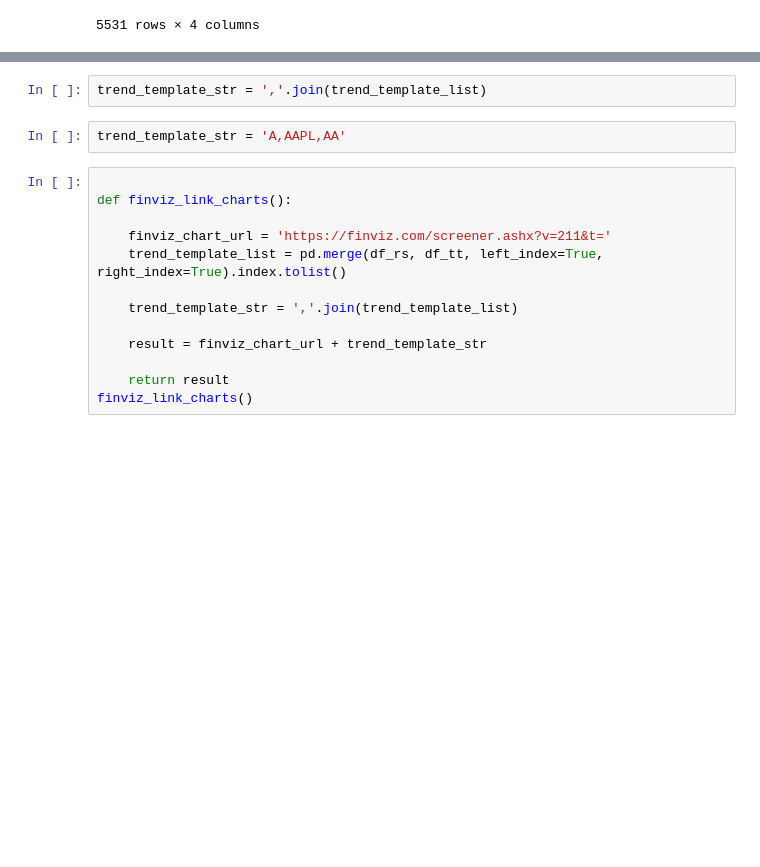
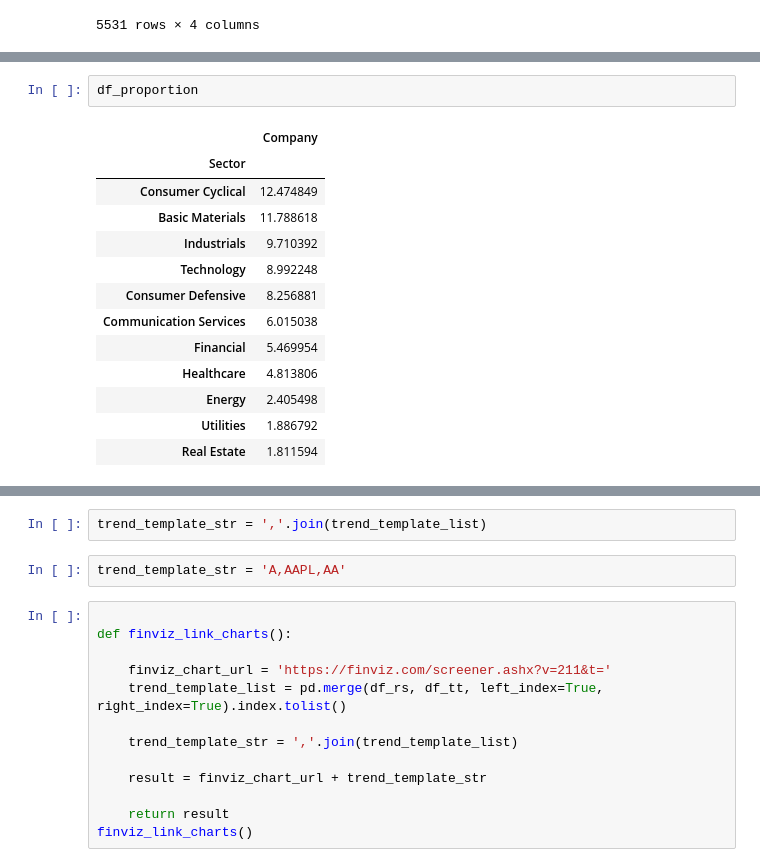
Before and after one commit to chan1123/Full_Trend_Template, a Jupyter notebook: Testing.ipynb, the cells around one changed output, grey strips where cells are left out. Drawn from its saved outputs; the diff is of its cells as text; blank space fills up the shorter version.

```diff
--- a/Testing.ipynb
+++ b/Testing.ipynb
@@ -119,0 +131,16 @@ finviz_chart_url = 'https://finviz.com/screener.ashx?v=211&t='
+# %%
+df_proportion
+# %% [output]
+|  | Company |
+| Sector |  |
+| Consumer Cyclical | 12.474849 |
+| Basic Materials | 11.788618 |
+| Industrials | 9.710392 |
+| Technology | 8.992248 |
+| Consumer Defensive | 8.256881 |
+| Communication Services | 6.015038 |
+| Financial | 5.469954 |
+| Healthcare | 4.813806 |
+| Energy | 2.405498 |
+| Utilities | 1.886792 |
+| Real Estate | 1.811594 |
```
Also changed, not shown: parts of 15 cells of this notebook, 11 other files.
